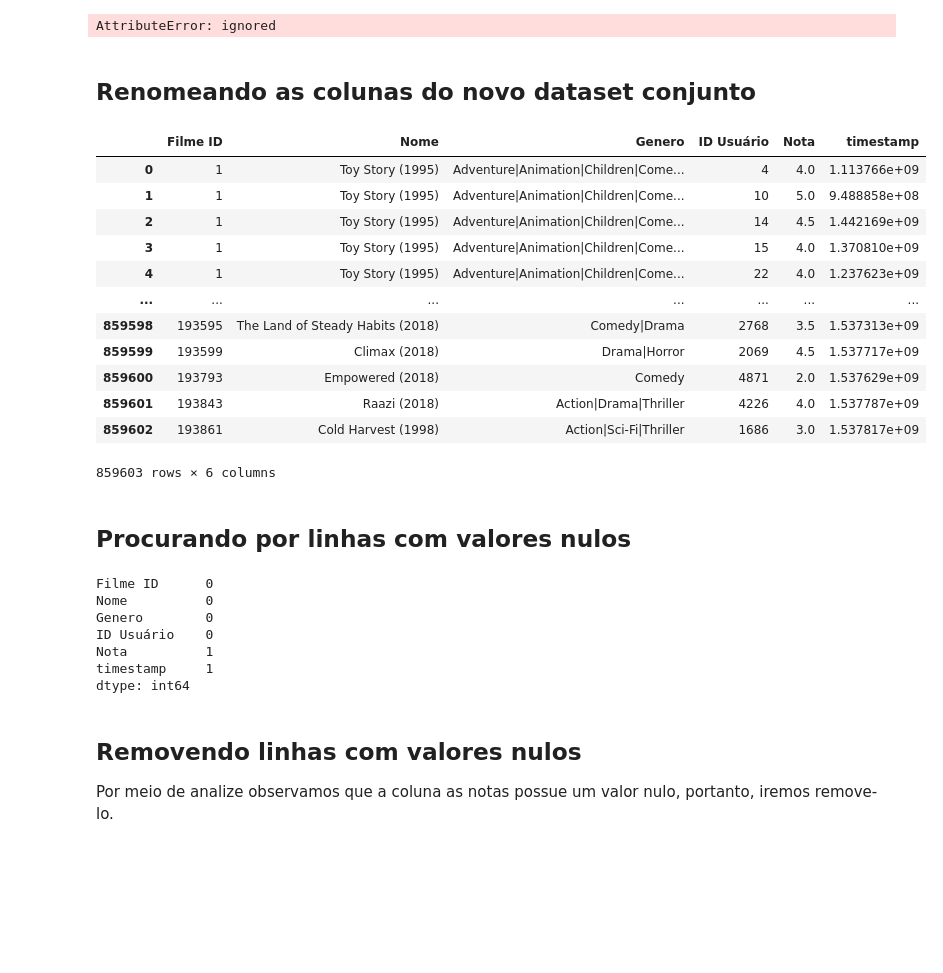
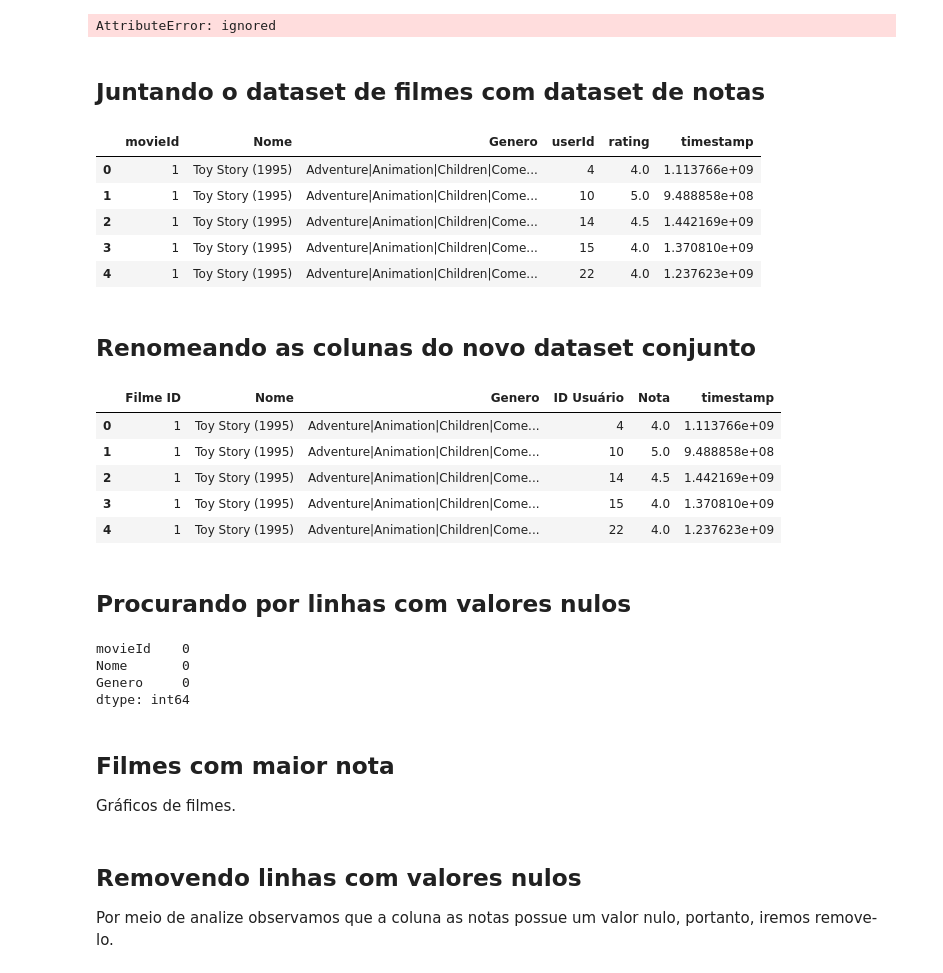
Before and after one commit to arthur-ogibowski/AnaliseExploratoria, a Jupyter notebook: DatasetLimpo/notebooks_Projeto_Ciencia_de_dados'_Dataset_LimpezaDeDados.ipynb, the cells around one changed output. Cells and saved outputs as stored; diff of their text form; code cells hidden in the pictures; blank space fills up the shorter version.

```diff
--- a/DatasetLimpo/notebooks_Projeto_Ciencia_de_dados'_Dataset_LimpezaDeDados.ipynb
+++ b/DatasetLimpo/notebooks_Projeto_Ciencia_de_dados'_Dataset_LimpezaDeDados.ipynb
@@ -72,38 +72,43 @@ genero_df['Genero'] = genero_df['Genero'].str.lower().str.split("|")
 genero_df['Genero']
 # %% [output]
 AttributeError: ignored
+# %% [markdown]
+## Juntando o dataset de filmes com dataset de notas
+# %%
+df = filmes_df.merge(ratings_df,on=["movieId"])
+df.head()
+# %% [output]
+|  | movieId | Nome | Genero | userId | rating | timestamp |
+| 0 | 1 | Toy Story (1995) | Adventure|Animation|Children|Come... | 4 | 4.0 | 1.113766e+09 |
+| 1 | 1 | Toy Story (1995) | Adventure|Animation|Children|Come... | 10 | 5.0 | 9.488858e+08 |
+| 2 | 1 | Toy Story (1995) | Adventure|Animation|Children|Come... | 14 | 4.5 | 1.442169e+09 |
+| 3 | 1 | Toy Story (1995) | Adventure|Animation|Children|Come... | 15 | 4.0 | 1.370810e+09 |
+| 4 | 1 | Toy Story (1995) | Adventure|Animation|Children|Come... | 22 | 4.0 | 1.237623e+09 |
 # %% [markdown]
 ## Renomeando as colunas do novo dataset conjunto
 # %%
 df = df.rename(columns={'movieId':'Filme ID','title': 'Nome', 'genres': 'Genero', 'userId': 'ID Usuário', 'rating': 'Nota'})
 
-df
+df.head()
 # %% [output]
 |  | Filme ID | Nome | Genero | ID Usuário | Nota | timestamp |
 | 0 | 1 | Toy Story (1995) | Adventure|Animation|Children|Come... | 4 | 4.0 | 1.113766e+09 |
 | 1 | 1 | Toy Story (1995) | Adventure|Animation|Children|Come... | 10 | 5.0 | 9.488858e+08 |
 | 2 | 1 | Toy Story (1995) | Adventure|Animation|Children|Come... | 14 | 4.5 | 1.442169e+09 |
 | 3 | 1 | Toy Story (1995) | Adventure|Animation|Children|Come... | 15 | 4.0 | 1.370810e+09 |
 | 4 | 1 | Toy Story (1995) | Adventure|Animation|Children|Come... | 22 | 4.0 | 1.237623e+09 |
-| ... | ... | ... | ... | ... | ... | ... |
-| 859598 | 193595 | The Land of Steady Habits (2018) | Comedy|Drama | 2768 | 3.5 | 1.537313e+09 |
-| 859599 | 193599 | Climax (2018) | Drama|Horror | 2069 | 4.5 | 1.537717e+09 |
-| 859600 | 193793 | Empowered (2018) | Comedy | 4871 | 2.0 | 1.537629e+09 |
-| 859601 | 193843 | Raazi (2018) | Action|Drama|Thriller | 4226 | 4.0 | 1.537787e+09 |
-| 859602 | 193861 | Cold Harvest (1998) | Action|Sci-Fi|Thriller | 1686 | 3.0 | 1.537817e+09 |
-859603 rows × 6 columns
 # %% [markdown]
 ## Procurando por linhas com valores nulos
 # %%
-df.isnull().sum()
+filmes_df.isnull().sum()
 # %% [output]
-Filme ID      0
-Nome          0
-Genero        0
-ID Usuário    0
-Nota          1
-timestamp     1
+movieId    0
+Nome       0
+Genero     0
 dtype: int64
+# %% [markdown]
+## Filmes com maior nota
+Gráficos de filmes.
 # %% [markdown]
 ## Removendo linhas com valores nulos
 Por meio de analize observamos que a coluna as notas possue um valor nulo, portanto, iremos remove-lo.
```
Also changed, not shown: parts of 13 cells of this notebook.
